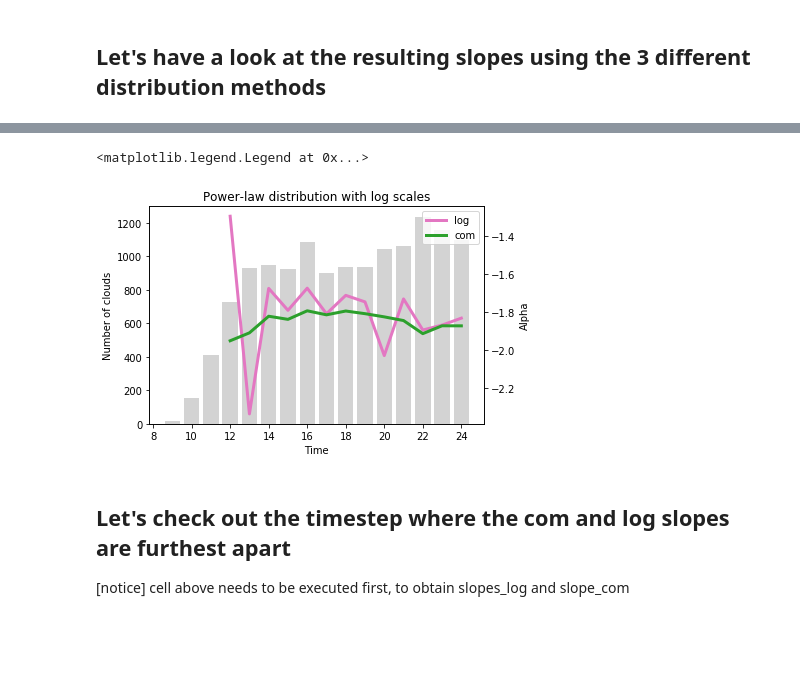
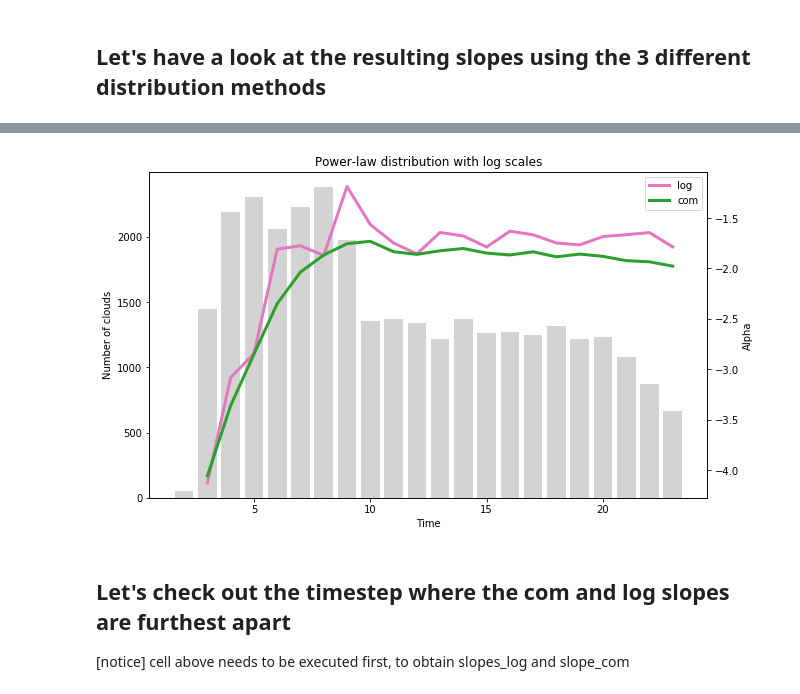
Before and after one commit to tillvondenhoff/SHK_project, a Jupyter notebook: cloudAnalysis.ipynb, the cells around one changed output, grey strips where cells are left out. Saved outputs shown, nothing was run; the diff lists cells and outputs as text; code cells hidden in the pictures; blank space fills up the shorter version.

```diff
--- a/cloudAnalysis.ipynb
+++ b/cloudAnalysis.ipynb
@@ -38,7 +38,7 @@ from random import random
 import matplotlib
 import sys
 # %%
-cloud_file = './data/ql_vertmax_20160719.nc'
+cloud_file = './data/ql_vertmax_20160830.nc'
 cloud_data = Dataset(cloud_file)
 # %% [markdown]
 Let's have a look at the resulting slopes using the 3 different distribution methods
@@ -57,9 +57,9 @@ import matplotlib.pyplot as plt
 
 thresh = 1e-6
 min_pixel = 4
-bin_n = 75
+bin_n = 15
 bin_min = 25
-bin_max = 500
+bin_max = 750
 
 n_clouds = []
 time = np.arange(len(cloud_data.variables['time'][:]))
@@ -78,7 +78,7 @@ print ('min at pos',np.nanargmin(slope_var)+len(cloud_data.variables['time'][:])
 print ('max at pos',np.nanargmax(slope_var)+len(cloud_data.variables['time'][:])-len(time))
 
 axes = plt
-
+axes.figure(figsize=(10,6))
 axes.bar(time, n_clouds, color='lightgrey')
 axes.xlabel('Time')
 axes.ylabel('Number of clouds')  # we already handled the x-label with ax1
@@ -94,4 +94,5 @@ axes2.plot(time, slope_log, linewidth=3, color='tab:pink', label='log')
 axes2.plot(time, slope_com, linewidth=3, color='tab:green', label='com')
 
 plt.legend()
+#plt.savefig('log_com_slopes_clouds_20160830.png')
 # %% [output]
@@ -105,5 +104,4 @@ Wall time: 551 ms
-<matplotlib.legend.Legend at 0x...>
-[figure, old version]
+[figure, new version]
 # %% [markdown]
 Let's check out the timestep where the com and log slopes are furthest apart
 -
```
Also changed, not shown: parts of 10 cells of this notebook, 6 other files.
